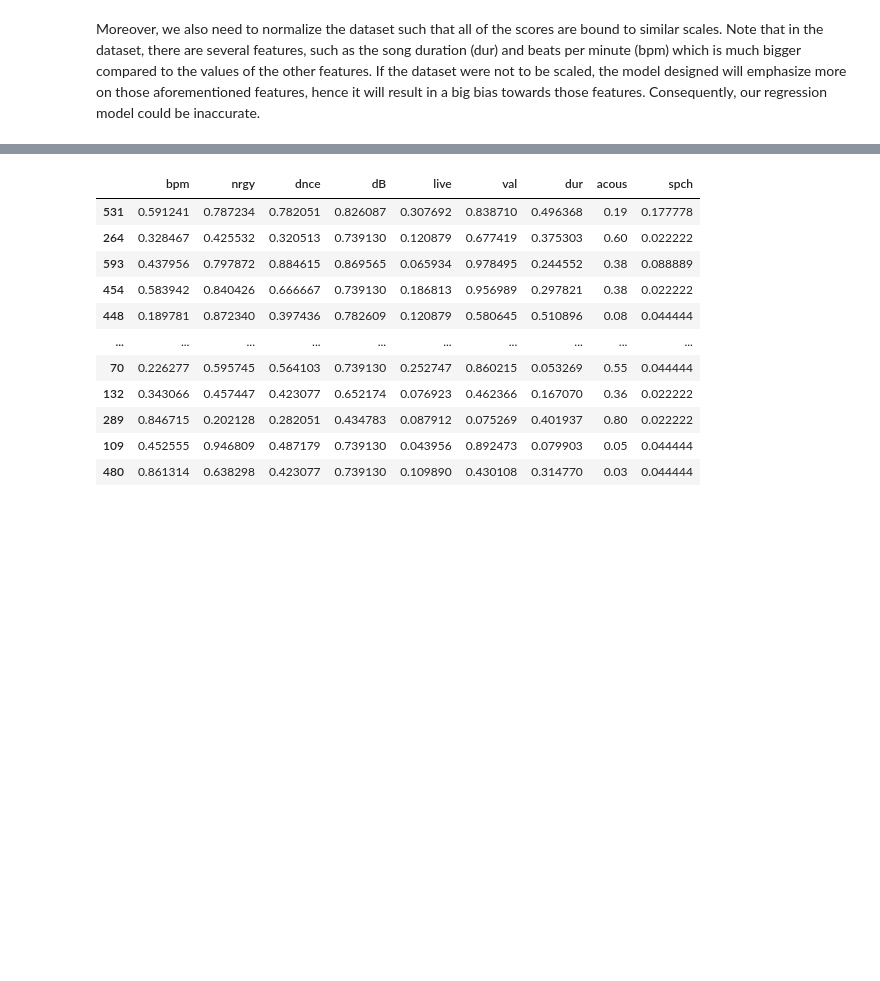
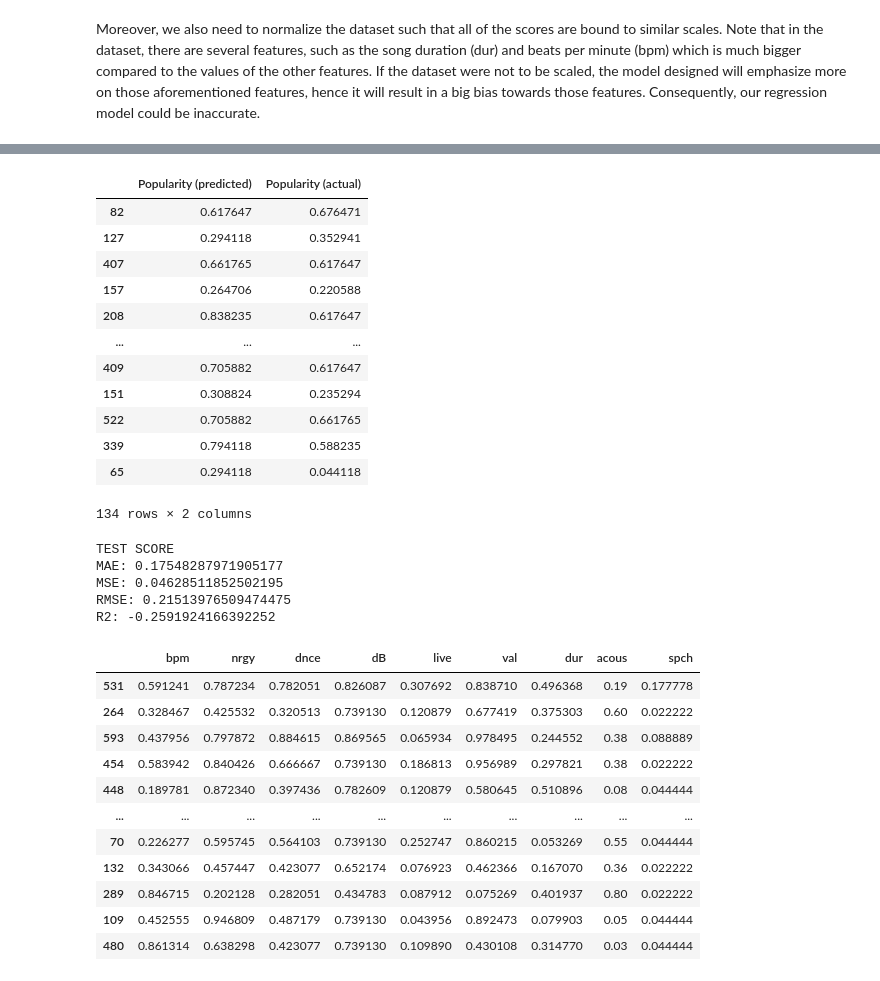
Before and after one commit to whenwe177/aids-final-project, a Jupyter notebook: ipynbs/combined_dataset.ipynb, the cells around one changed output, grey strips where cells are left out. Cells and saved outputs as stored; diff of their text form; code cells hidden in the pictures; blank space fills up the shorter version.

Commit message:
Add decisiontreeregressor

```diff
--- a/ipynbs/combined_dataset.ipynb
+++ b/ipynbs/combined_dataset.ipynb
@@ -369,0 +374,6 @@ Moreover, we also need to normalize the dataset such that all of the scores are
+# %%
+X = aggregated_df_scaled.drop('popularity', axis=1)
+Y = aggregated_df_scaled['popularity']
+
+X_train, X_test, y_train, y_test = train_test_split(X,Y,test_size=.2,random_state=50)
+X_train
@@ -369,0 +394,37 @@ Moreover, we also need to normalize the dataset such that all of the scores are
+# %%
+decision_tree_regressor = DecisionTreeRegressor(random_state=0)
+decision_tree_regressor.fit(X_train, y_train)
+
+y_pred = decision_tree_regressor.predict(X_test)
+data = pd.DataFrame({'Popularity (predicted)': y_pred, 'Popularity (actual)': y_test})
+data
+# %% [output]
+|  | Popularity (predicted) | Popularity (actual) |
+| 82 | 0.617647 | 0.676471 |
+| 127 | 0.294118 | 0.352941 |
+| 407 | 0.661765 | 0.617647 |
+| 157 | 0.264706 | 0.220588 |
+| 208 | 0.838235 | 0.617647 |
+| ... | ... | ... |
+| 409 | 0.705882 | 0.617647 |
+| 151 | 0.308824 | 0.235294 |
+| 522 | 0.705882 | 0.661765 |
+| 339 | 0.794118 | 0.588235 |
+| 65 | 0.294118 | 0.044118 |
+134 rows × 2 columns
+# %%
+mae = metrics.mean_absolute_error(y_test, y_pred)
+mse = metrics.mean_squared_error(y_test, y_pred)
+rmse = np.sqrt(metrics.mean_squared_error(y_test, y_pred))
+r2 = metrics.r2_score(y_test, y_pred)
+print("TEST SCORE")
+print('MAE:', mae)
+print('MSE:', mse)
+print('RMSE:', rmse)
+print('R2:', r2)
+# %% [output]
+TEST SCORE
+MAE: 0.17548287971905177
+MSE: 0.04628511852502195
+RMSE: 0.21513976509474475
+R2: -0.2591924166392252
```
Also changed, not shown: parts of 25 cells of this notebook, 5 other files.
